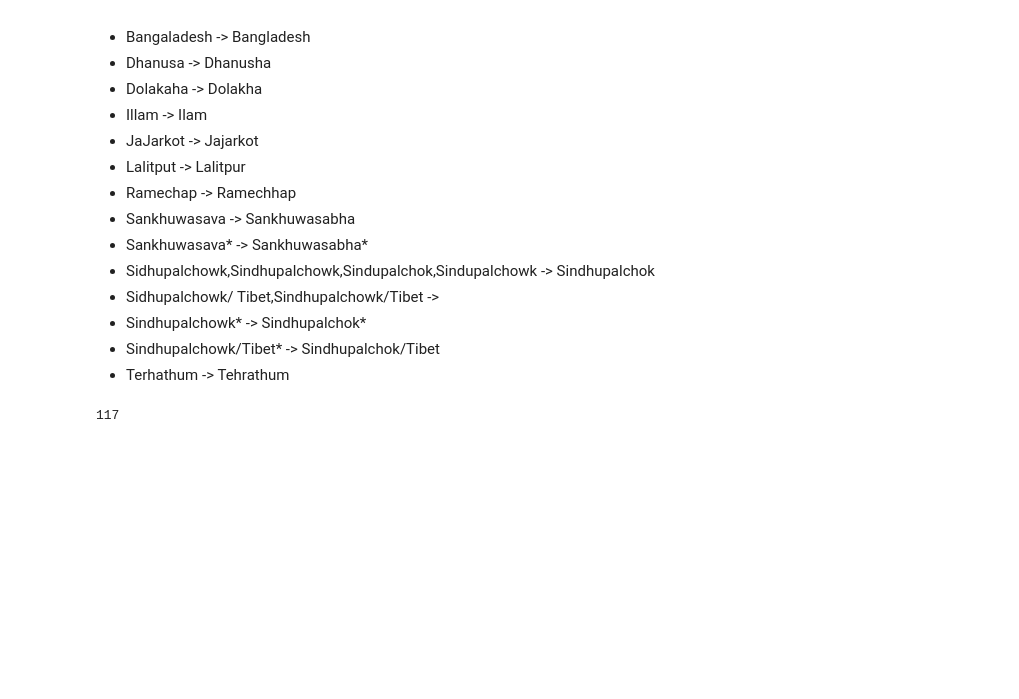
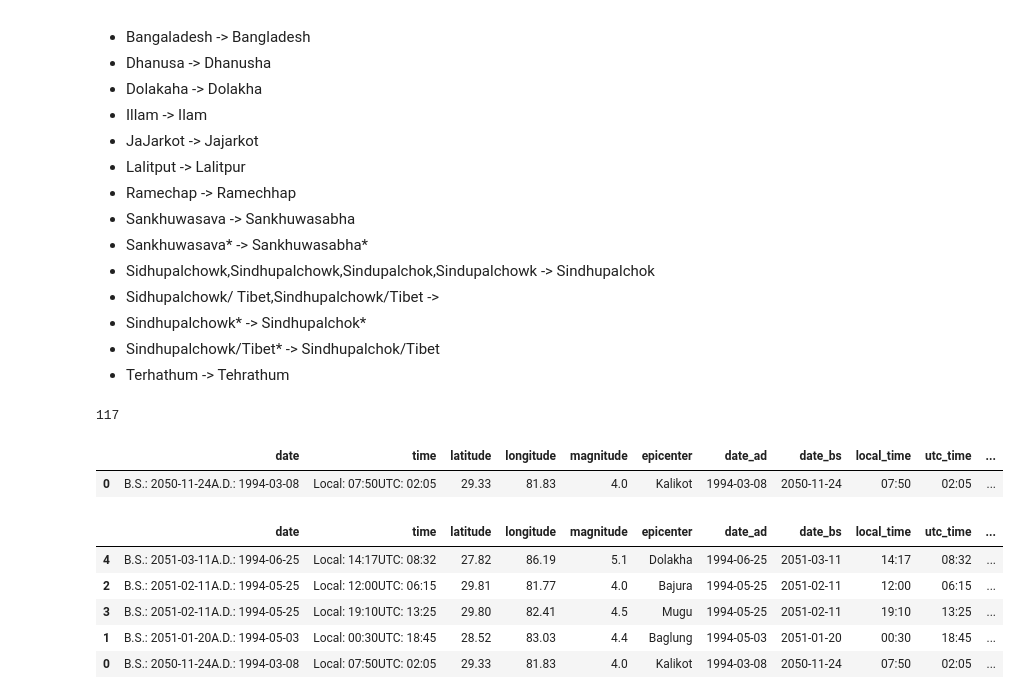
Before and after one commit to LAFFI01/Earthquake_Nepal, a Jupyter notebook: 02_EDA/Preprocessing.ipynb, the cells around one changed output. Cells and saved outputs as stored; diff of their text form; code cells hidden in the pictures; blank space fills up the shorter version.

Commit message:
Update in sorting and replace ',' to '-'in epicenter

```diff
--- a/02_EDA/Preprocessing.ipynb
+++ b/02_EDA/Preprocessing.ipynb
@@ -516,3 +516,21 @@ lists[0].sort()
 len(lists[0])
 # %% [output]
 117
+# %%
+df_cleaned['epicenter'] = df_cleaned['epicenter'].apply(lambda x: str(x).replace(',', ' -'))
+# %%
+df_cleaned.head(1)
+# %% [output]
+|  | date | time | latitude | longitude | magnitude | epicenter | date_ad | date_bs | local_time | utc_time | ... |
+| 0 | B.S.: 2050-11-24A.D.: 1994-03-08 | Local: 07:50UTC: 02:05 | 29.33 | 81.83 | 4.0 | Kalikot | 1994-03-08 | 2050-11-24 | 07:50 | 02:05 | ... |
+# %%
+df_cleaned.sort_values(by='date_ad',ascending=False,inplace=True)
+# %%
+df_cleaned.tail(5)
+# %% [output]
+|  | date | time | latitude | longitude | magnitude | epicenter | date_ad | date_bs | local_time | utc_time | ... |
+| 4 | B.S.: 2051-03-11A.D.: 1994-06-25 | Local: 14:17UTC: 08:32 | 27.82 | 86.19 | 5.1 | Dolakha | 1994-06-25 | 2051-03-11 | 14:17 | 08:32 | ... |
+| 2 | B.S.: 2051-02-11A.D.: 1994-05-25 | Local: 12:00UTC: 06:15 | 29.81 | 81.77 | 4.0 | Bajura | 1994-05-25 | 2051-02-11 | 12:00 | 06:15 | ... |
+| 3 | B.S.: 2051-02-11A.D.: 1994-05-25 | Local: 19:10UTC: 13:25 | 29.80 | 82.41 | 4.5 | Mugu | 1994-05-25 | 2051-02-11 | 19:10 | 13:25 | ... |
+| 1 | B.S.: 2051-01-20A.D.: 1994-05-03 | Local: 00:30UTC: 18:45 | 28.52 | 83.03 | 4.4 | Baglung | 1994-05-03 | 2051-01-20 | 00:30 | 18:45 | ... |
+| 0 | B.S.: 2050-11-24A.D.: 1994-03-08 | Local: 07:50UTC: 02:05 | 29.33 | 81.83 | 4.0 | Kalikot | 1994-03-08 | 2050-11-24 | 07:50 | 02:05 | ... |
```
Also changed, not shown: parts of 4 cells of this notebook.
